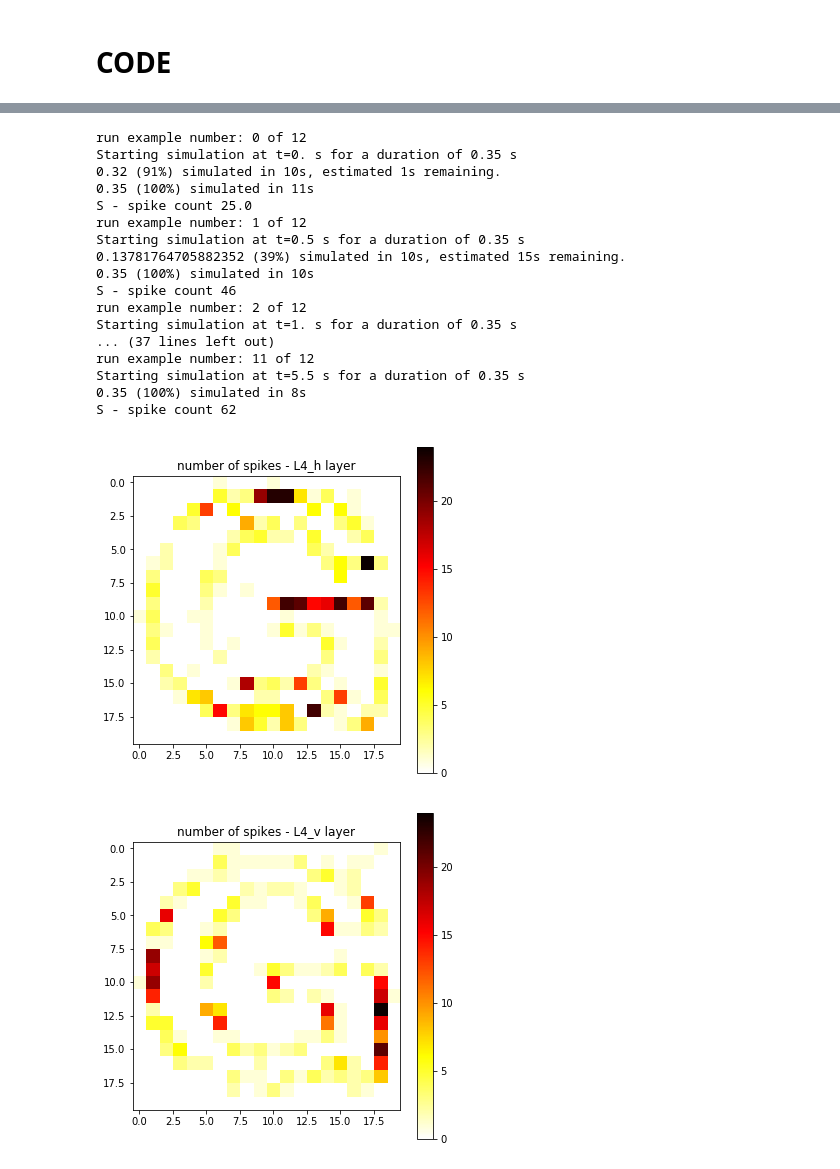
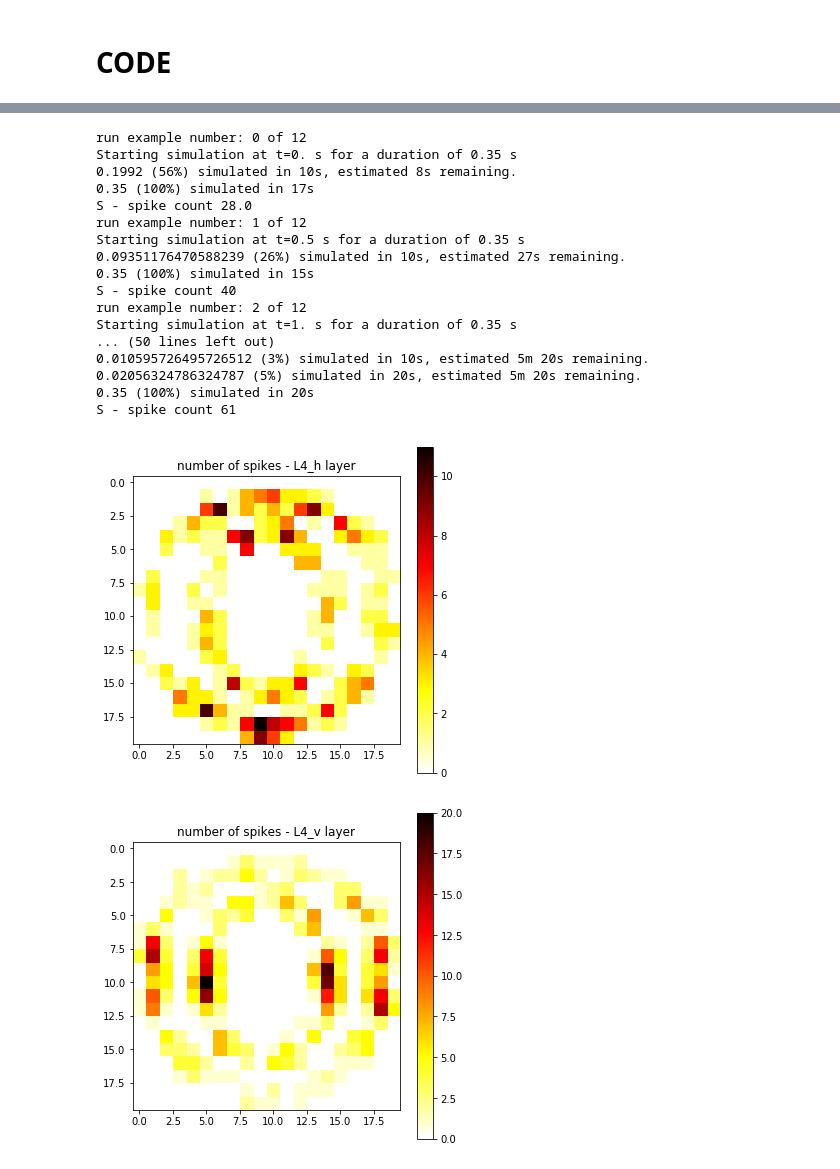
Before and after one commit to LSampath/v1-contour-integration, a Jupyter notebook: V1_core.ipynb, the cells around one changed output, grey strips where cells are left out. Drawn from its saved outputs; the diff is of its cells as text; code cells hidden in the pictures.

Commit message:
overlap experiment
simple receptive fields overlap each other.
failed experiment

```diff
--- a/V1_core.ipynb
+++ b/V1_core.ipynb
@@ -76,20 +76,21 @@ def tune_stimuli(data):
 # %% [markdown]
 # CODE
 # %%
-stimuli_file = './pic_80_G.tif'
+stimuli_file = './pic_42_O.tif'
 weight_path = './initial_weights/'
 save_path = './saved_weights/'
 
 fig_num = 1
 
-length = 80
-field_size = 2                     # 2/3/4/5/6
+s_length = 42                # stimuli legnth
+f_size = 2                   # receptive field size
+n_length = (s_length//f_size)-1   # layer 4 length
 
-w_s = field_size*1                # simple cell width
-l_s = field_size*2                # simple_cell_length
+# f_width  = field_size * 1
+# f_length = field_size * 2
 
-n_LGN = length*length
-n_L4 = (length//(w_s*2))*(length//l_s)
+n_LGN = s_length * s_length
+n_L4 = n_length * n_length
 
 num_epochs = 12
 
@@ -419,28 +420,28 @@ while j < (num_epochs):
 # %% [output]
 run example number: 0 of 12
 Starting simulation at t=0. s for a duration of 0.35 s
-0.32 (91%) simulated in 10s, estimated 1s remaining.
-0.35 (100%) simulated in 11s
-S - spike count 25.0
+0.1992 (56%) simulated in 10s, estimated 8s remaining.
+0.35 (100%) simulated in 17s
+S - spike count 28.0
 run example number: 1 of 12
 Starting simulation at t=0.5 s for a duration of 0.35 s
-0.13781764705882352 (39%) simulated in 10s, estimated 15s remaining.
-0.35 (100%) simulated in 10s
-S - spike count 46
+0.09351176470588239 (26%) simulated in 10s, estimated 27s remaining.
+0.35 (100%) simulated in 15s
+S - spike count 40
 run example number: 2 of 12
 Starting simulation at t=1. s for a duration of 0.35 s
-... (37 lines left out)
-run example number: 11 of 12
-Starting simulation at t=5.5 s for a duration of 0.35 s
-0.35 (100%) simulated in 8s
-S - spike count 62
+... (50 lines left out)
+0.010595726495726512 (3%) simulated in 10s, estimated 5m 20s remaining.
+0.02056324786324787 (5%) simulated in 20s, estimated 5m 20s remaining.
+0.35 (100%) simulated in 20s
+S - spike count 61
 # %%
-plot_spike_counts('L4_h', (length//(w_s*2), length//l_s), fig_num)
+plot_spike_counts('L4_h', (n_length, n_length), fig_num)
 fig_num += 1
 # %% [output]
-[figure, old version]
+[figure, new version]
 # %%
-plot_spike_counts('L4_v', (length//(w_s*2), length//l_s), fig_num)
+plot_spike_counts('L4_v', (n_length, n_length), fig_num)
 fig_num += 1
 # %% [output]
-[figure, old version]
+[figure, new version]
```
Also changed, not shown: parts of 6 cells of this notebook, 6 other files.
